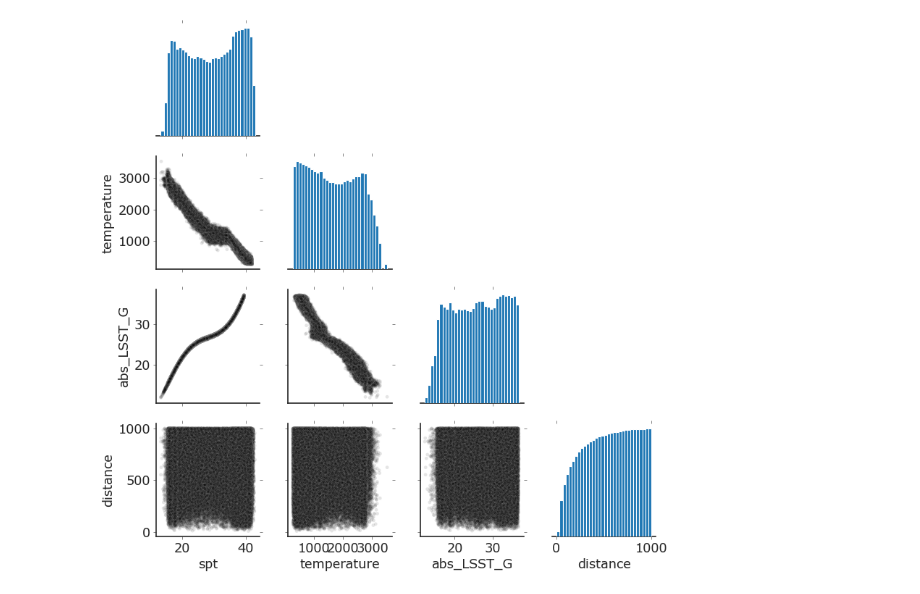
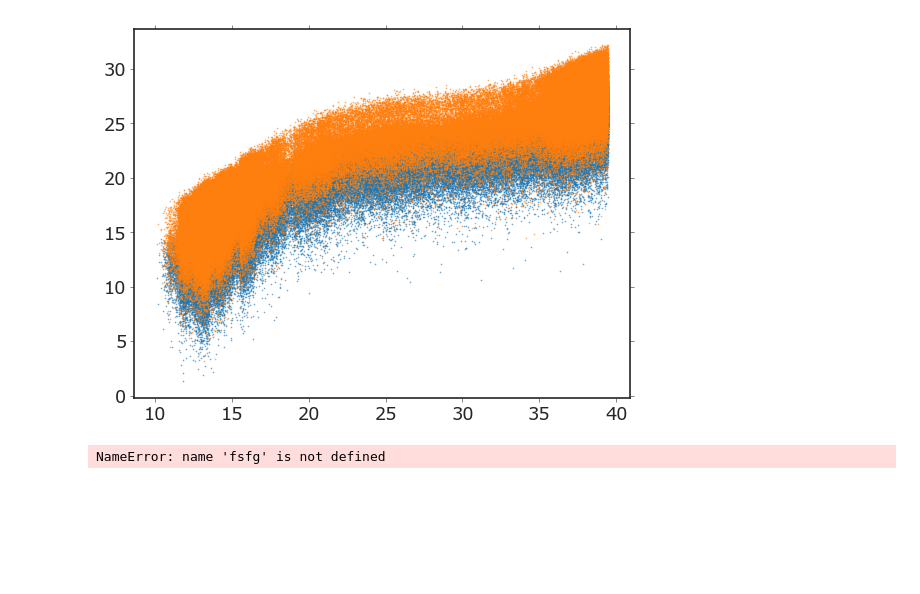
Before and after one commit to caganze/popsims, a Jupyter notebook: examples/ExampleNotebook.ipynb, the cells around one changed output. Cells and saved outputs as stored; diff of their text form; code cells hidden in the pictures; blank space fills up the shorter version.

```diff
--- a/examples/ExampleNotebook.ipynb
+++ b/examples/ExampleNotebook.ipynb
@@ -18,22 +18,43 @@ plot_style()
 
 %matplotlib inline
 # %%
+#%%prun
 #draw masses from a power-law IMF and uniform ages
 #obtain temperatures from Baraffe et al.2003 relations
-p=Population(evolmodel_name='burrows1997',
+p=popsims.Population(evolmodel_name='burrows1997',
               imf_power= -0.6,
               binary_fraction=0.2,
               age_range=[0.01, 14],
               mass_range=[0.01, 1],
-             nsample=1e4)
+             nsample=1e6)
 p.simulate()
 # %%
+#%%prun
 #define a galaxy density model and draw distances in a given direction
 disk= Disk(H=300, L=2600)
 tdisk=Disk(H=900, L=3600)
 halo= Halo()
 model= disk+0.12*tdisk+(1/400)*halo
-p.add_distances(model, 0, np.pi/3,0.1, 1000, dsteps=5000)
+p.add_distances(model, 0, np.pi/3,0.1, 2000, dsteps=5000)
+# %%
+keys=['LSST_G', 'LSST_R', 'LSST_I', 'LSST_Y',  'LSST_Z']
+ra, dec=popsims.random_angles(100)
+footprint= SkyCoord(ra=ra*u.radian, dec=dec*u.radian)
 # %%
+#%%prun
 #add magnitudes from pre-defined filters or pre-define polynomial cofficients
-p.add_magnitudes(['LSST_G', 'LSST_R', 'LSST_I', 'LSST_Y',  'LSST_Z'], get_from='spt')
+p.add_magnitudes(keys, get_from='spt')
+# %%
+#%%prun
+p.add_kinematics(footprint.ra.degree, footprint.dec.degree, kind='thin_disk', red_prop_motions_keys=keys)
+import matplotlib.pyplot as plt
+fig, ax=plt.subplots()
+_ =ax.scatter(p.spt, p.redH_LSST_Z, s=0.1)
+p.add_kinematics(footprint.ra.degree, footprint.dec.degree, kind='halo', red_prop_motions_keys=keys)
+_ =ax.scatter(p.spt, p.redH_LSST_Z, s=0.1)
+# %% [output]
+[figure, added]
+# %%
+fsfg
+# %% [output]
+NameError: name 'fsfg' is not defined
@@ -40,4 +63,2 @@ p.add_magnitudes(['LSST_G', 'LSST_R', 'LSST_I', 'LSST_Y',  'LSST_Z'], get_from='
 # %%
 p.visualize(keys=['spt', 'temperature', 'abs_LSST_G', 'distance'])
-# %% [output]
-[figure, removed]
```
Also changed, not shown: parts of 4 cells of this notebook, 3 other files.
